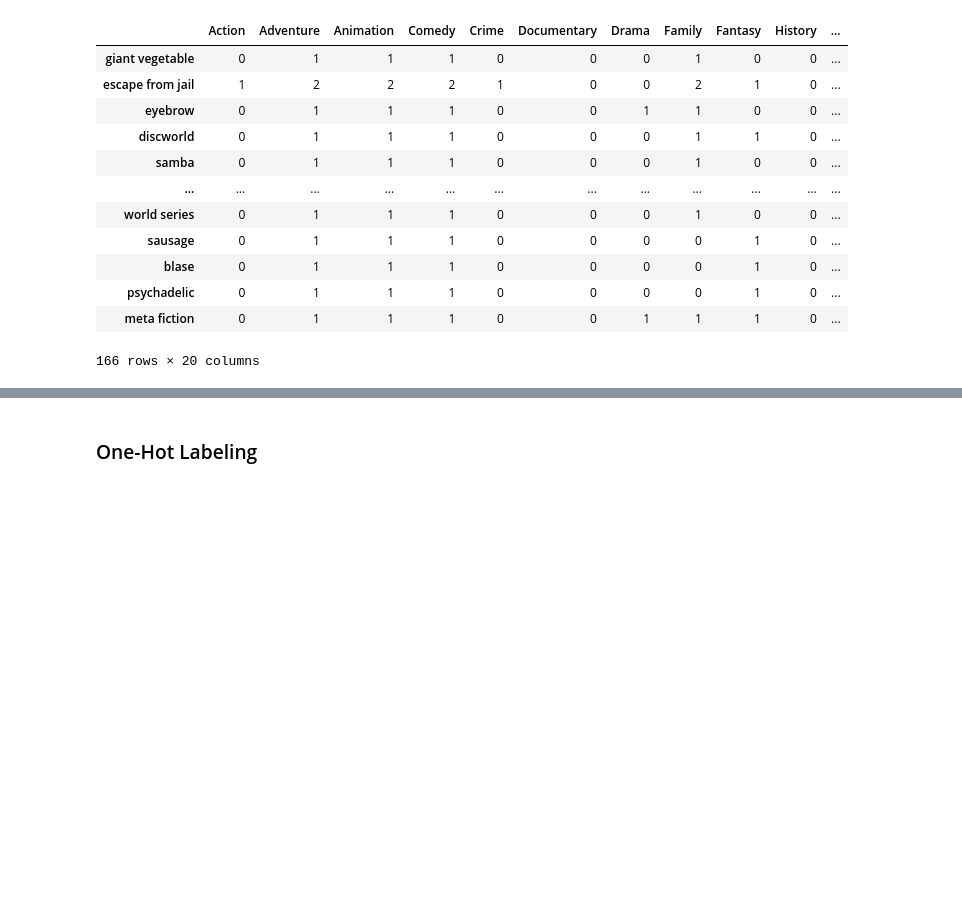
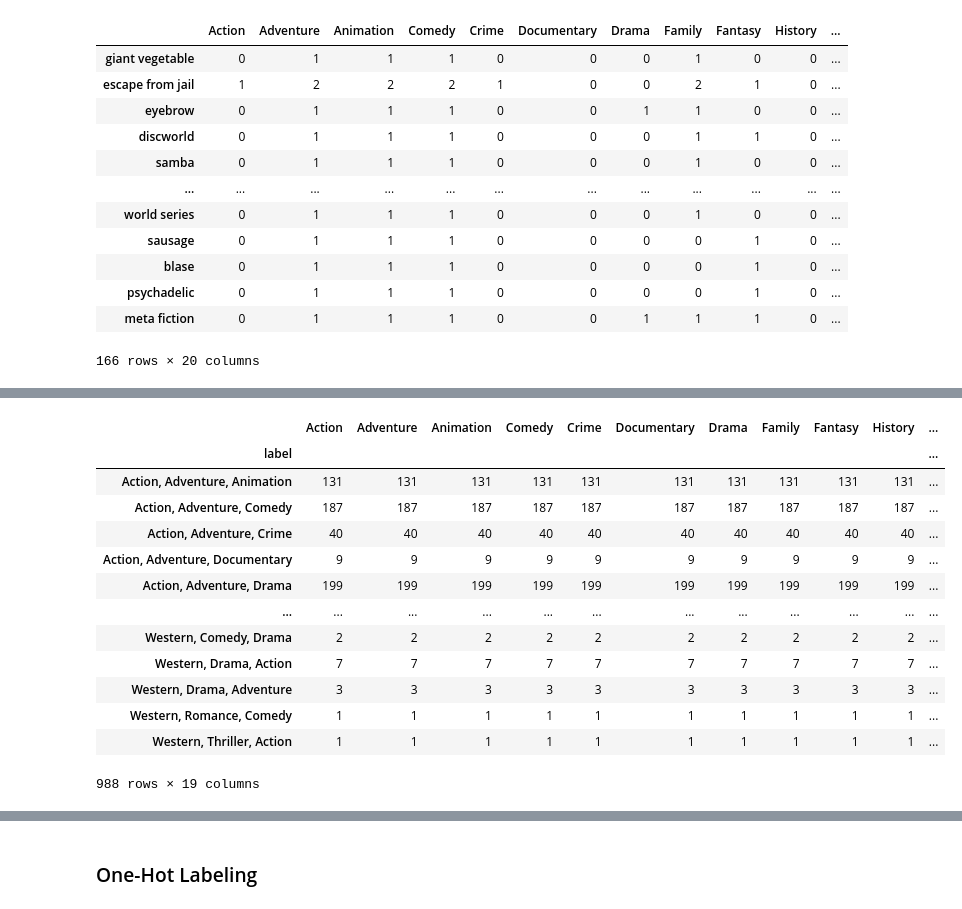
Before and after one commit to fadeeva/normal_projects, a Jupyter notebook: Popular_10000_movies_listed_on_TMDb/Data_Prepare.ipynb, the cells around one changed output, grey strips where cells are left out. Saved outputs shown, nothing was run; the diff lists cells and outputs as text; code cells hidden in the pictures; blank space fills up the shorter version.

```diff
--- a/Popular_10000_movies_listed_on_TMDb/Data_Prepare.ipynb
+++ b/Popular_10000_movies_listed_on_TMDb/Data_Prepare.ipynb
@@ -699,3 +699,6 @@ uk[uk['label']=='Adventure, Animation, Comedy']
 166 rows × 20 columns
 # %%
 uk.to_csv('data/unique_keywords_genres_count_with_labels.csv')
+# %%
+uk = pd.read_csv('data/unique_keywords_genres_count_with_labels.csv', index_col=0)
+uk
@@ -701,0 +719,17 @@ uk.to_csv('data/unique_keywords_genres_count_with_labels.csv')
+# %%
+uk.groupby('label').count()
+# %% [output]
+|  | Action | Adventure | Animation | Comedy | Crime | Documentary | Drama | Family | Fantasy | History | ... |
+| label |  |  |  |  |  |  |  |  |  |  | ... |
+| Action, Adventure, Animation | 131 | 131 | 131 | 131 | 131 | 131 | 131 | 131 | 131 | 131 | ... |
+| Action, Adventure, Comedy | 187 | 187 | 187 | 187 | 187 | 187 | 187 | 187 | 187 | 187 | ... |
+| Action, Adventure, Crime | 40 | 40 | 40 | 40 | 40 | 40 | 40 | 40 | 40 | 40 | ... |
+| Action, Adventure, Documentary | 9 | 9 | 9 | 9 | 9 | 9 | 9 | 9 | 9 | 9 | ... |
+| Action, Adventure, Drama | 199 | 199 | 199 | 199 | 199 | 199 | 199 | 199 | 199 | 199 | ... |
+| ... | ... | ... | ... | ... | ... | ... | ... | ... | ... | ... | ... |
+| Western, Comedy, Drama | 2 | 2 | 2 | 2 | 2 | 2 | 2 | 2 | 2 | 2 | ... |
+| Western, Drama, Action | 7 | 7 | 7 | 7 | 7 | 7 | 7 | 7 | 7 | 7 | ... |
+| Western, Drama, Adventure | 3 | 3 | 3 | 3 | 3 | 3 | 3 | 3 | 3 | 3 | ... |
+| Western, Romance, Comedy | 1 | 1 | 1 | 1 | 1 | 1 | 1 | 1 | 1 | 1 | ... |
+| Western, Thriller, Action | 1 | 1 | 1 | 1 | 1 | 1 | 1 | 1 | 1 | 1 | ... |
+988 rows × 19 columns
```
Also changed, not shown: parts of 7 cells of this notebook.
